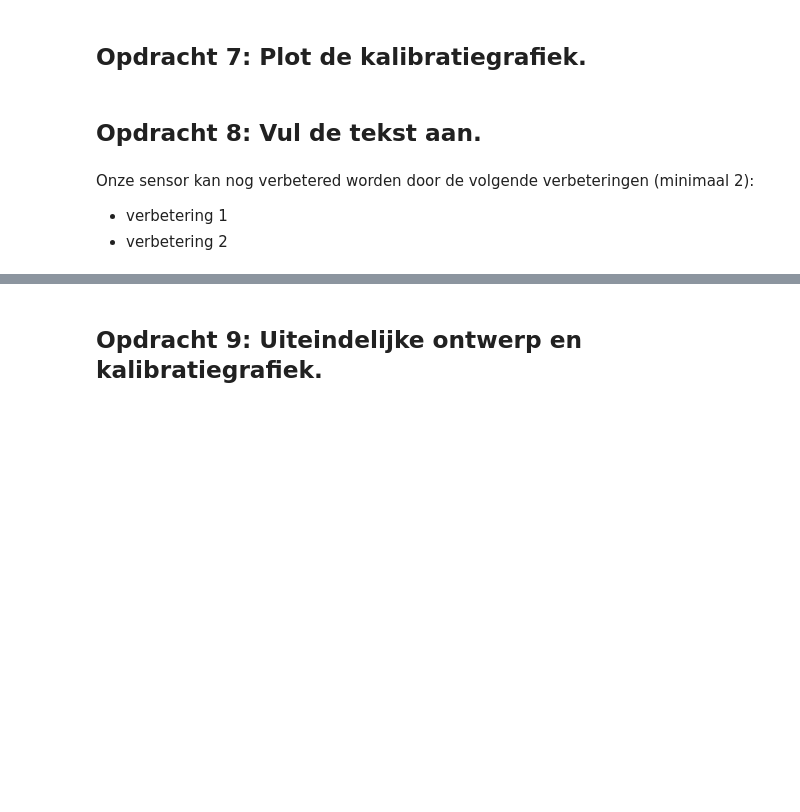
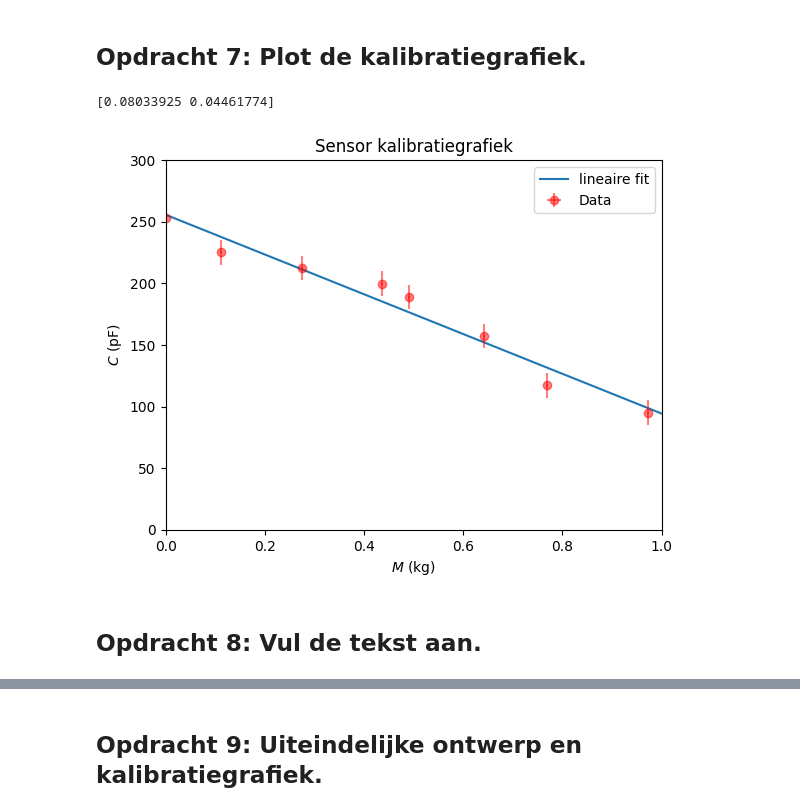
Before and after one commit to DavantePES/Def-D, a Jupyter notebook: FysiekeOntwerpopdrachten/2OntwerpEenSensorCondensator/DEFOntwerpopdracht2OntwerpEenSensorInvulTemplate.ipynb, the cells around one changed output, grey strips where cells are left out. Cells and saved outputs as stored; diff of their text form; code cells hidden in the pictures; blank space fills up the shorter version.

```diff
--- a/FysiekeOntwerpopdrachten/2OntwerpEenSensorCondensator/DEFOntwerpopdracht2OntwerpEenSensorInvulTemplate.ipynb
+++ b/FysiekeOntwerpopdrachten/2OntwerpEenSensorCondensator/DEFOntwerpopdracht2OntwerpEenSensorInvulTemplate.ipynb
@@ -121,7 +144,31 @@ hierboven de gemiddelde capaciteit geplot
+# %%
+# Plot hier je gemeten kalibratiegrafiek en plot in dezelfde figuur ook je verwachte ontwerpgrafiek.
+C_meting = np.array([253.4, 225.1, 212.3, 199.7, 189.0, 157.1, 117.3, 95.1]) # in pF
+M_meting = np.array([0, 0.111, 0.2744, 0.436, 0.4899, 0.642, 0.7693, 0.9725]) # in kg
+
+# De reden dat dit een lineaire fit is is uitgelegd in opdracht 4.
+def lineaire_fit(M, a, b):
+    return a * M + b
+
+popt, pcov = curve_fit(lineaire_fit, M_meting, C_meting)
+a_fit, b_fit = popt
+
+x_fit = np.linspace(0, 1, 100)
+y_fit = lineaire_fit(x_fit, a_fit, b_fit)
+
+plt.plot(x_fit, y_fit, label='lineaire fit')
+plt.errorbar(M_meting, C_meting, yerr=10, xerr=0.002, fmt='ro', ecolor='red', alpha=0.5, label='Data')
+plt.legend()
+plt.title('Sensor kalibratiegrafiek')
+plt.xlabel('$M$ (kg)')
+plt.ylabel('$C$ (pF)')
+plt.xlim(0, 1)
+plt.ylim(0, 300)
+
+uncertainty = np.sqrt(np.diag(pcov))/np.abs(a_fit)
+print(uncertainty)
+# %% [output]
+[0.08033925 0.04461774]
+[figure, added]
 # %% [markdown]
 ## Opdracht 8: Vul de tekst aan.
-# %% [markdown]
-Onze sensor kan nog verbetered worden door de volgende verbeteringen (minimaal 2):
-
-* verbetering 1
-* verbetering 2
```
Also changed, not shown: parts of 31 cells of this notebook, 5 other files.
